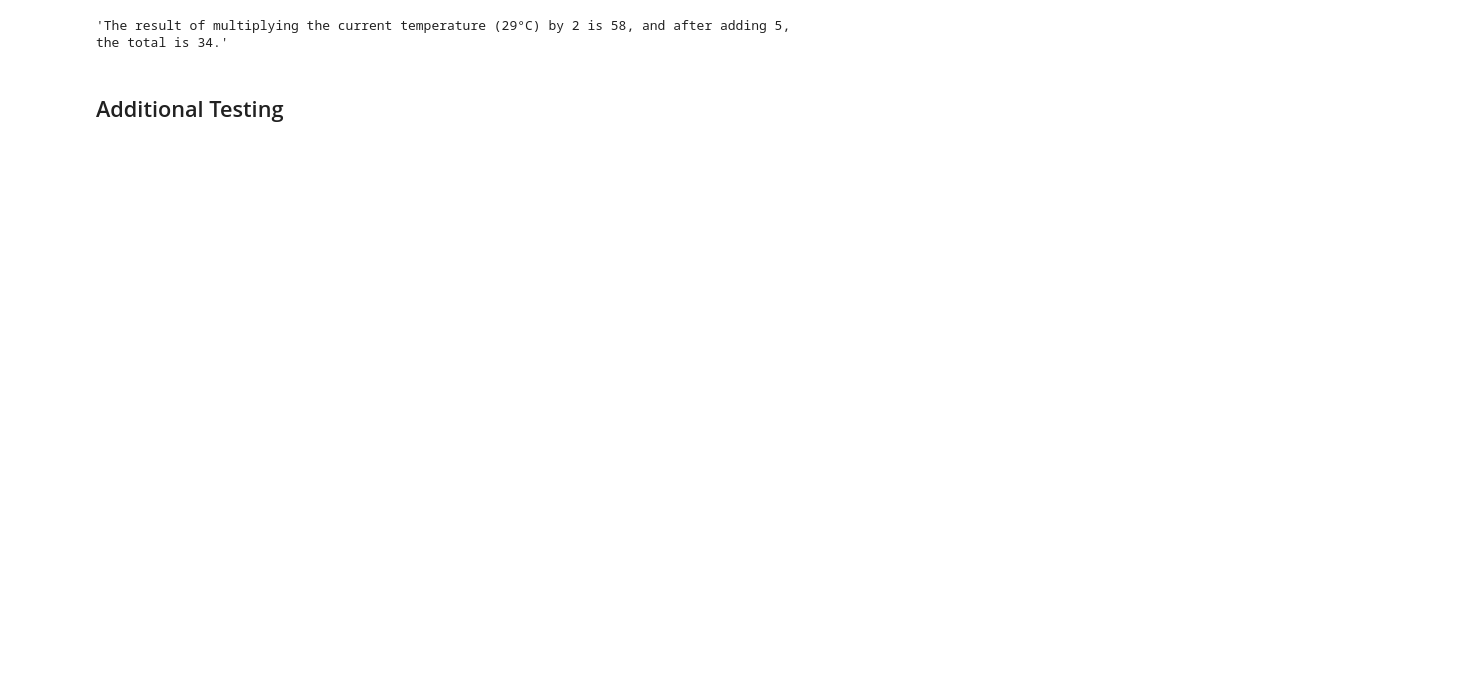
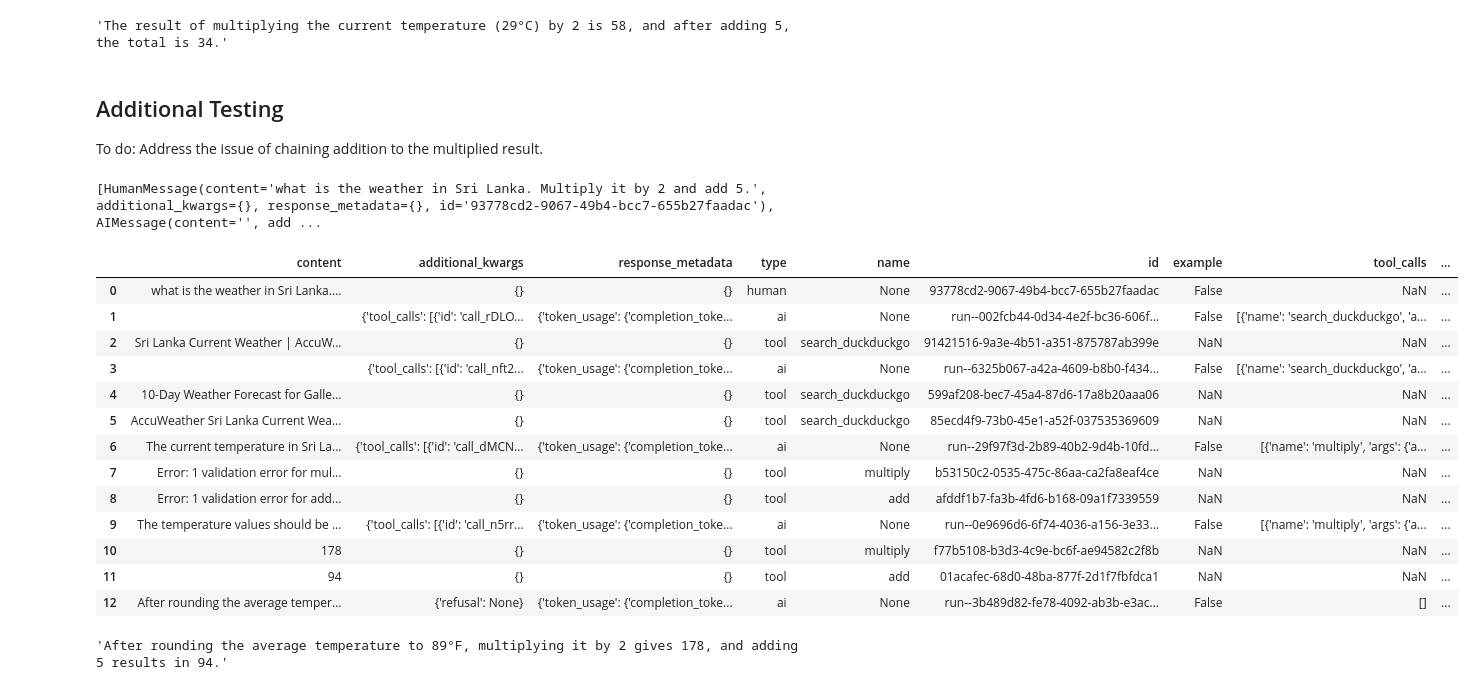
Before and after one commit to Kisara-k/langgraph-agents, a Jupyter notebook: 2 state_graph.ipynb, the cells around one changed output. Saved outputs shown, nothing was run; the diff lists cells and outputs as text; code cells hidden in the pictures; blank space fills up the shorter version.

Commit message:
State Graph Testing

```diff
--- a/2 state_graph.ipynb
+++ b/2 state_graph.ipynb
@@ -255,5 +255,33 @@ pd.DataFrame([msg.__dict__ for msg in response["messages"]])
 response['messages'][-1].content
 # %% [output]
 'The result of multiplying the current temperature (29°C) by 2 is 58, and after adding 5, the total is 34.'
-# %% [markdown]
-## Additional Testing
+# %% [markdown]
+## Additional Testing
+
+To do: Address the issue of chaining addition to the multiplied result.
+# %%
+response = react_graph.invoke({"messages": [HumanMessage(content="what is the weather in Sri Lanka. Multiply it by 2 and add 5.")]})
+print(response["messages"])
+# %% [output]
+[HumanMessage(content='what is the weather in Sri Lanka. Multiply it by 2 and add 5.', additional_kwargs={}, response_metadata={}, id='93778cd2-9067-49b4-bcc7-655b27faadac'), AIMessage(content='', add ...
+# %%
+pd.DataFrame([msg.__dict__ for msg in response["messages"]])
+# %% [output]
+|  | content | additional_kwargs | response_metadata | type | name | id | example | tool_calls | ... |
+| 0 | what is the weather in Sri Lanka.... | {} | {} | human | None | 93778cd2-9067-49b4-bcc7-655b27faadac | False | NaN | ... |
+| 1 |  | {'tool_calls': [{'id': 'call_rDLO... | {'token_usage': {'completion_toke... | ai | None | run--002fcb44-0d34-4e2f-bc36-606f... | False | [{'name': 'search_duckduckgo', 'a... | ... |
+| 2 | Sri Lanka Current Weather | AccuW... | {} | {} | tool | search_duckduckgo | 91421516-9a3e-4b51-a351-875787ab399e | NaN | NaN | ... |
+| 3 |  | {'tool_calls': [{'id': 'call_nft2... | {'token_usage': {'completion_toke... | ai | None | run--6325b067-a42a-4609-b8b0-f434... | False | [{'name': 'search_duckduckgo', 'a... | ... |
+| 4 | 10-Day Weather Forecast for Galle... | {} | {} | tool | search_duckduckgo | 599af208-bec7-45a4-87d6-17a8b20aaa06 | NaN | NaN | ... |
+| 5 | AccuWeather Sri Lanka Current Wea... | {} | {} | tool | search_duckduckgo | 85ecd4f9-73b0-45e1-a52f-037535369609 | NaN | NaN | ... |
+| 6 | The current temperature in Sri La... | {'tool_calls': [{'id': 'call_dMCN... | {'token_usage': {'completion_toke... | ai | None | run--29f97f3d-2b89-40b2-9d4b-10fd... | False | [{'name': 'multiply', 'args': {'a... | ... |
+| 7 | Error: 1 validation error for mul... | {} | {} | tool | multiply | b53150c2-0535-475c-86aa-ca2fa8eaf4ce | NaN | NaN | ... |
+| 8 | Error: 1 validation error for add... | {} | {} | tool | add | afddf1b7-fa3b-4fd6-b168-09a1f7339559 | NaN | NaN | ... |
+| 9 | The temperature values should be ... | {'tool_calls': [{'id': 'call_n5rr... | {'token_usage': {'completion_toke... | ai | None | run--0e9696d6-6f74-4036-a156-3e33... | False | [{'name': 'multiply', 'args': {'a... | ... |
+| 10 | 178 | {} | {} | tool | multiply | f77b5108-b3d3-4c9e-bc6f-ae94582c2f8b | NaN | NaN | ... |
+| 11 | 94 | {} | {} | tool | add | 01acafec-68d0-48ba-877f-2d1f7fbfdca1 | NaN | NaN | ... |
+| 12 | After rounding the average temper... | {'refusal': None} | {'token_usage': {'completion_toke... | ai | None | run--3b489d82-fe78-4092-ab3b-e3ac... | False | [] | ... |
+# %%
+response['messages'][-1].content
+# %% [output]
+'After rounding the average temperature to 89°F, multiplying it by 2 gives 178, and adding 5 results in 94.'
```
